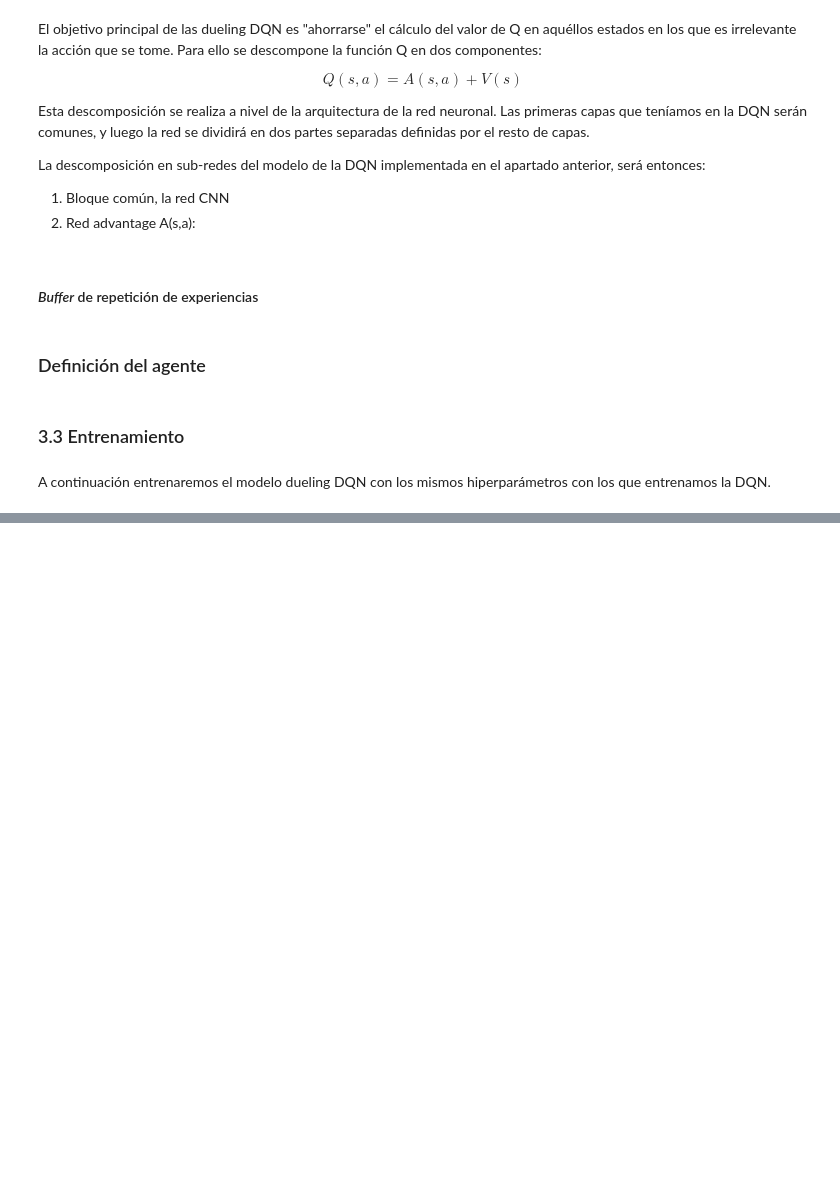
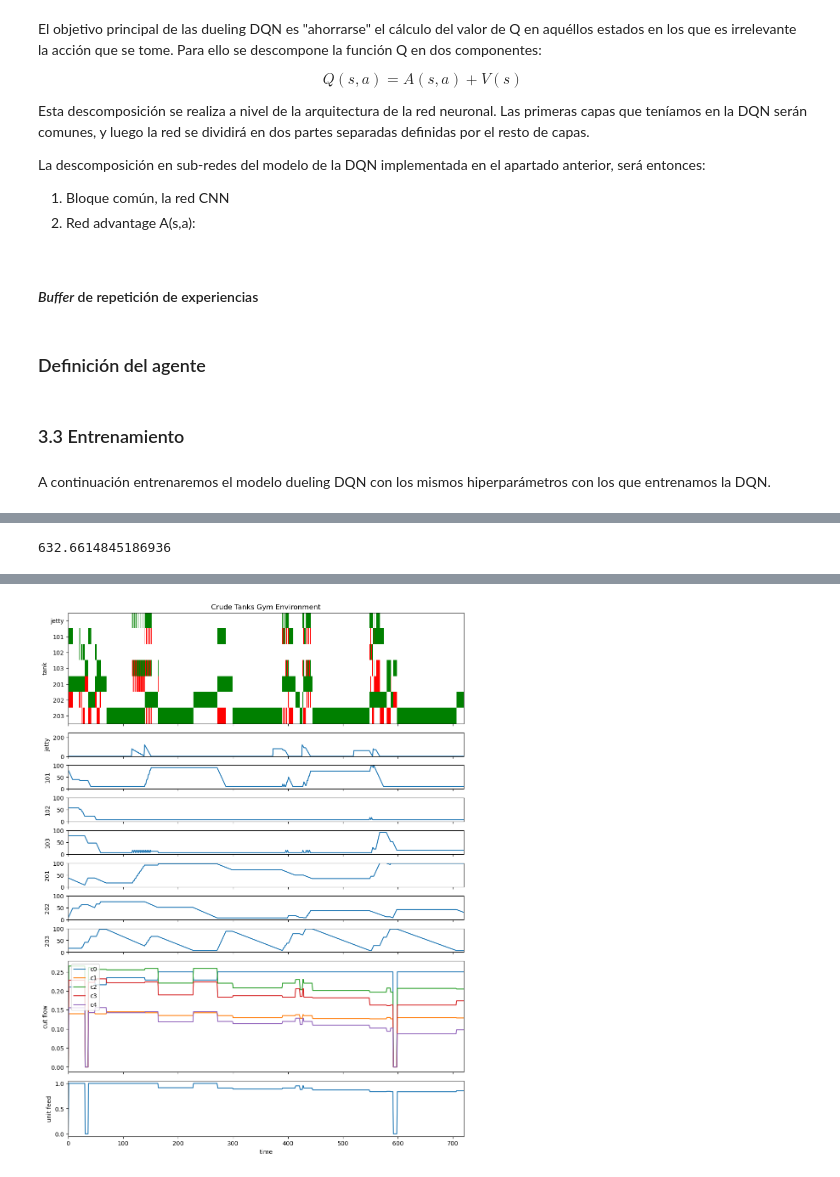
Before and after one commit to BaltiBoix/Scheduling, a Jupyter notebook: crudeSched_DuelingDQN.ipynb, the cells around one changed output, grey strips where cells are left out. Drawn from its saved outputs; the diff is of its cells as text; code cells hidden in the pictures; blank space fills up the shorter version.

```diff
--- a/crudeSched_DuelingDQN.ipynb
+++ b/crudeSched_DuelingDQN.ipynb
@@ -485,7 +489,7 @@ torch.save(ddqn.state_dict(), myfile)
 env = gym.envs.make('crudeTanksEnv-v2')
 
 d_dqn = duelingDQN(env, n_inputs, device='cuda')
-myfile = filePath+'agentDDQN_Best_Model.pth'
+myfile = drivePath+'agentDDQN_Best_Model.pth'
 d_dqn.load_state_dict(torch.load(myfile))
 
 seed = 200560
@@ -509,3 +513,5 @@ while not done:
 print(episode_reward)
 env.render()
 print('\n')
+# %% [output]
+632.6614845186936
@@ -511,0 +520 @@ print('\n')
+[figure, added]
```
Also changed, not shown: parts of 9 cells of this notebook, 1 other file.
